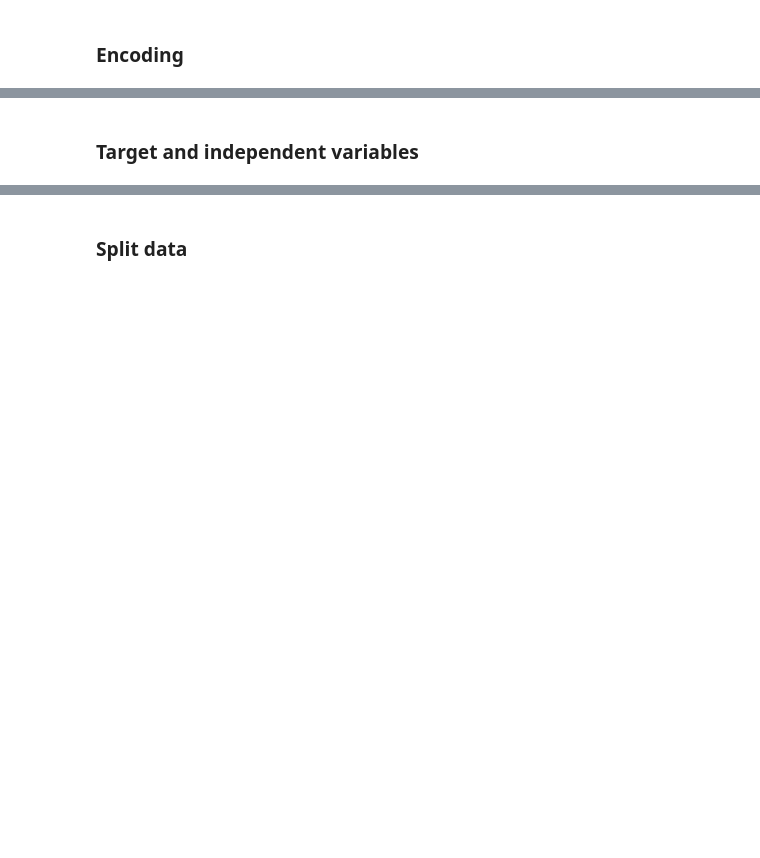
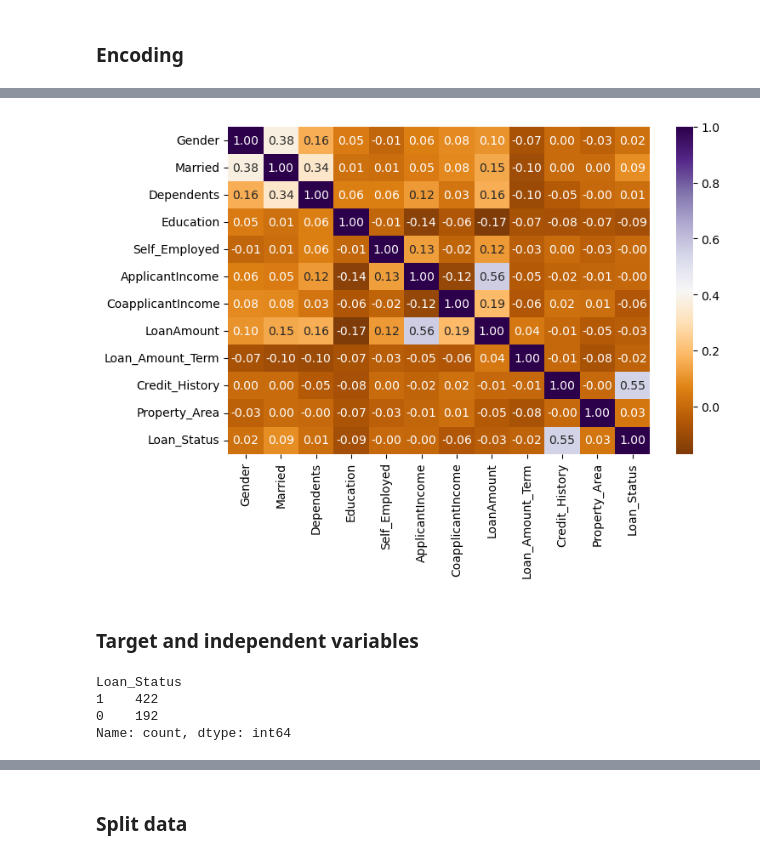
Before and after one commit to mjteran/loan_approval_ML, a Jupyter notebook: models/loan_approval_ML_updated.ipynb, the cells around one changed output, grey strips where cells are left out. Cells and saved outputs as stored; diff of their text form; code cells hidden in the pictures; blank space fills up the shorter version.

```diff
--- a/models/loan_approval_ML_updated.ipynb
+++ b/models/loan_approval_ML_updated.ipynb
@@ -172,6 +532,22 @@ df.head()
+# %%
+# Correlation matrix
+correlation_matrix = df.corr()
+
+# Plot the Correlation matrix
+plt.figure(figsize=(8, 5))
+sb.heatmap(correlation_matrix, annot=True, cmap='PuOr', fmt='.2f')
+plt.show()
+# %% [output]
+[figure, added]
 # %% [markdown]
 ### Target and independent variables
 # %%
 # Identify the target and independent variables
 X = df.drop('Loan_Status', axis=1) # other independant features
 Y = df['Loan_Status'] # target feature
+Y.value_counts()
+# %% [output]
+Loan_Status
+1    422
+0    192
+Name: count, dtype: int64
```
Also changed, not shown: parts of 63 cells of this notebook.
